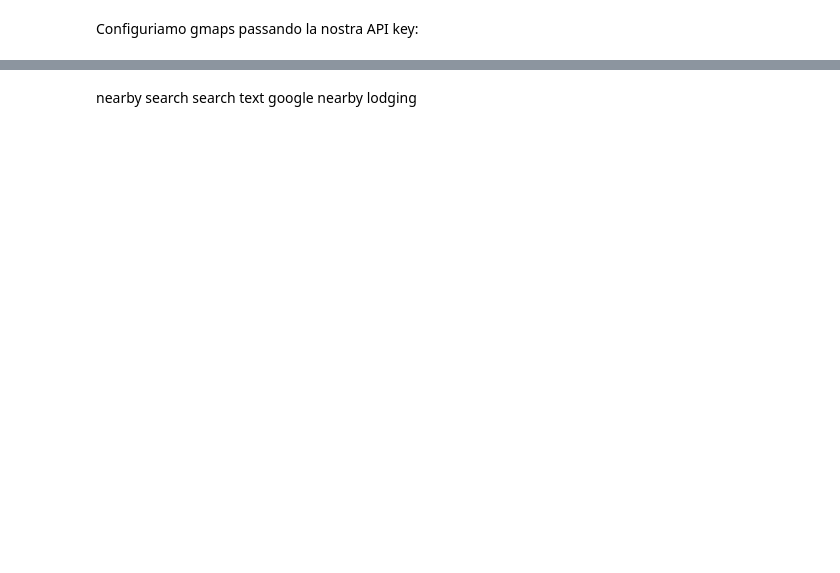
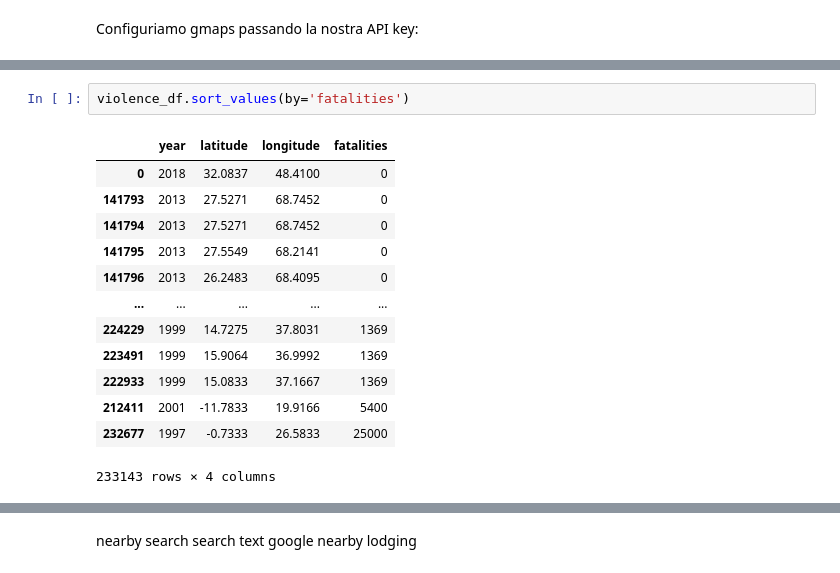
Before and after one commit to loremod/SocialMediaTutorial, a Jupyter notebook: Google Maps API.ipynb, the cells around one changed output, grey strips where cells are left out. Cells and saved outputs as stored; diff of their text form; blank space fills up the shorter version.

```diff
--- a/Google Maps API.ipynb
+++ b/Google Maps API.ipynb
@@ -958,0 +1112,16 @@ Configuriamo gmaps passando la nostra API key:
+# %%
+violence_df.sort_values(by='fatalities')
+# %% [output]
+|  | year | latitude | longitude | fatalities |
+| 0 | 2018 | 32.0837 | 48.4100 | 0 |
+| 141793 | 2013 | 27.5271 | 68.7452 | 0 |
+| 141794 | 2013 | 27.5271 | 68.7452 | 0 |
+| 141795 | 2013 | 27.5549 | 68.2141 | 0 |
+| 141796 | 2013 | 26.2483 | 68.4095 | 0 |
+| ... | ... | ... | ... | ... |
+| 224229 | 1999 | 14.7275 | 37.8031 | 1369 |
+| 223491 | 1999 | 15.9064 | 36.9992 | 1369 |
+| 222933 | 1999 | 15.0833 | 37.1667 | 1369 |
+| 212411 | 2001 | -11.7833 | 19.9166 | 5400 |
+| 232677 | 1997 | -0.7333 | 26.5833 | 25000 |
+233143 rows × 4 columns
```
Also changed, not shown: parts of 38 cells of this notebook.
